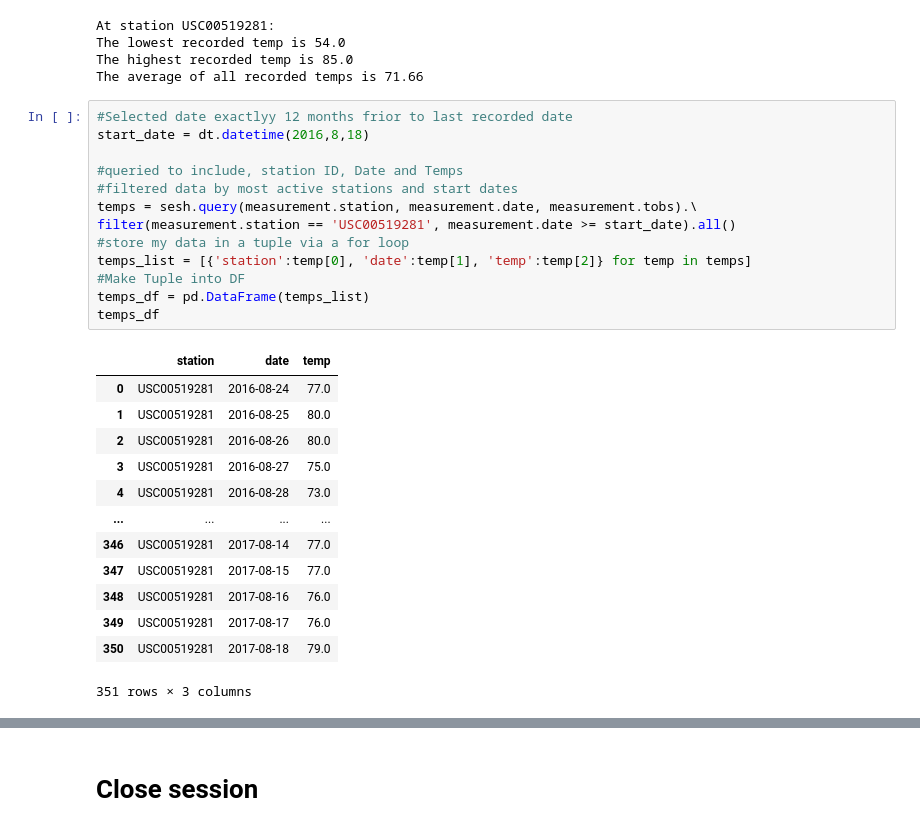
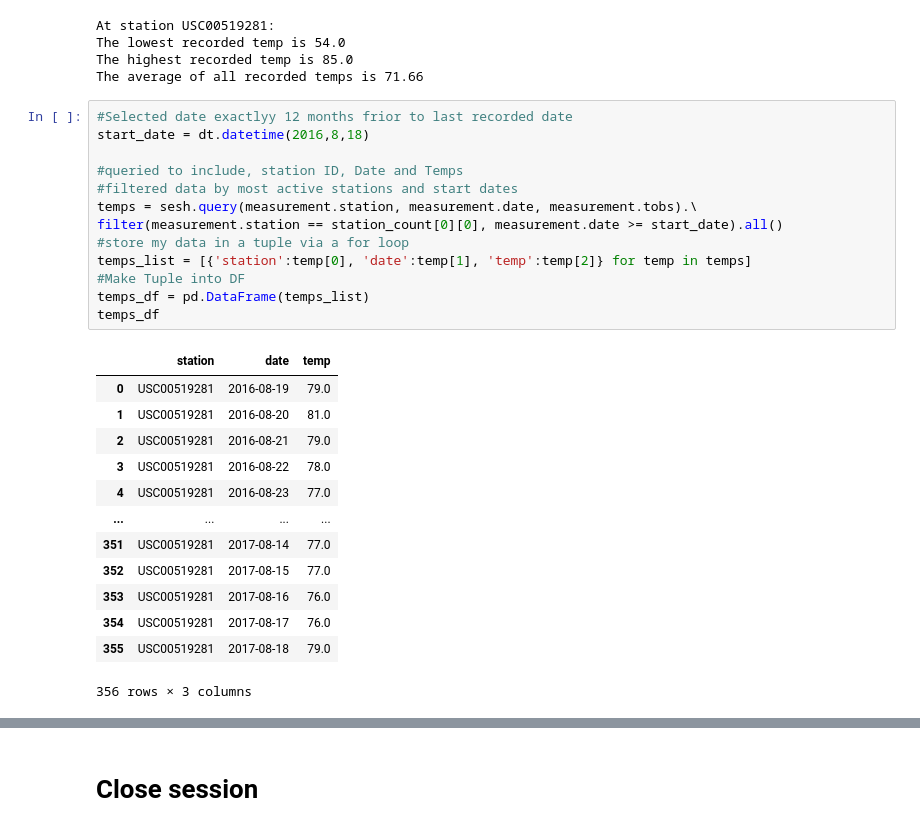
Before and after one commit to Jbullis29/sqlalchemy-challenge, a Jupyter notebook: climate_analysis.ipynb, the cells around one changed output, grey strips where cells are left out. Drawn from its saved outputs; the diff is of its cells as text.

```diff
--- a/climate_analysis.ipynb
+++ b/climate_analysis.ipynb
@@ -183,30 +183,30 @@ The average of all recorded temps is 71.66
 # %%
 #Selected date exactlyy 12 months frior to last recorded date
 start_date = dt.datetime(2016,8,18)
 
 #queried to include, station ID, Date and Temps
 #filtered data by most active stations and start dates
 temps = sesh.query(measurement.station, measurement.date, measurement.tobs).\
-filter(measurement.station == 'USC00519281', measurement.date >= start_date).all()
+filter(measurement.station == station_count[0][0], measurement.date >= start_date).all()
 #store my data in a tuple via a for loop
 temps_list = [{'station':temp[0], 'date':temp[1], 'temp':temp[2]} for temp in temps]
 #Make Tuple into DF
 temps_df = pd.DataFrame(temps_list)
 temps_df
 # %% [output]
 |  | station | date | temp |
-| 0 | USC00519281 | 2016-08-24 | 77.0 |
-| 1 | USC00519281 | 2016-08-25 | 80.0 |
-| 2 | USC00519281 | 2016-08-26 | 80.0 |
-| 3 | USC00519281 | 2016-08-27 | 75.0 |
-| 4 | USC00519281 | 2016-08-28 | 73.0 |
+| 0 | USC00519281 | 2016-08-19 | 79.0 |
+| 1 | USC00519281 | 2016-08-20 | 81.0 |
+| 2 | USC00519281 | 2016-08-21 | 79.0 |
+| 3 | USC00519281 | 2016-08-22 | 78.0 |
+| 4 | USC00519281 | 2016-08-23 | 77.0 |
 | ... | ... | ... | ... |
-| 346 | USC00519281 | 2017-08-14 | 77.0 |
-| 347 | USC00519281 | 2017-08-15 | 77.0 |
-| 348 | USC00519281 | 2017-08-16 | 76.0 |
-| 349 | USC00519281 | 2017-08-17 | 76.0 |
-| 350 | USC00519281 | 2017-08-18 | 79.0 |
+| 351 | USC00519281 | 2017-08-14 | 77.0 |
+| 352 | USC00519281 | 2017-08-15 | 77.0 |
+| 353 | USC00519281 | 2017-08-16 | 76.0 |
+| 354 | USC00519281 | 2017-08-17 | 76.0 |
+| 355 | USC00519281 | 2017-08-18 | 79.0 |
-351 rows × 3 columns
+356 rows × 3 columns
 # %%
 #bautiful Histagram
 temps_df.plot.hist(bins =12, ec ='black')
```
Also changed, not shown: parts of 1 cell of this notebook.
